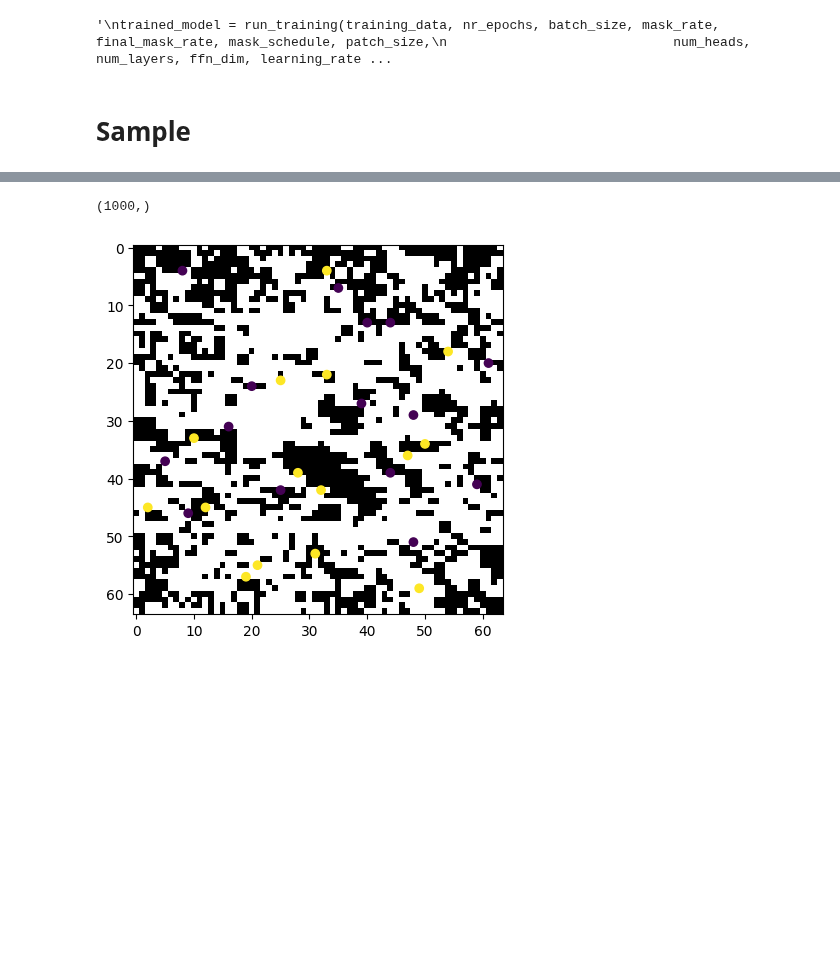
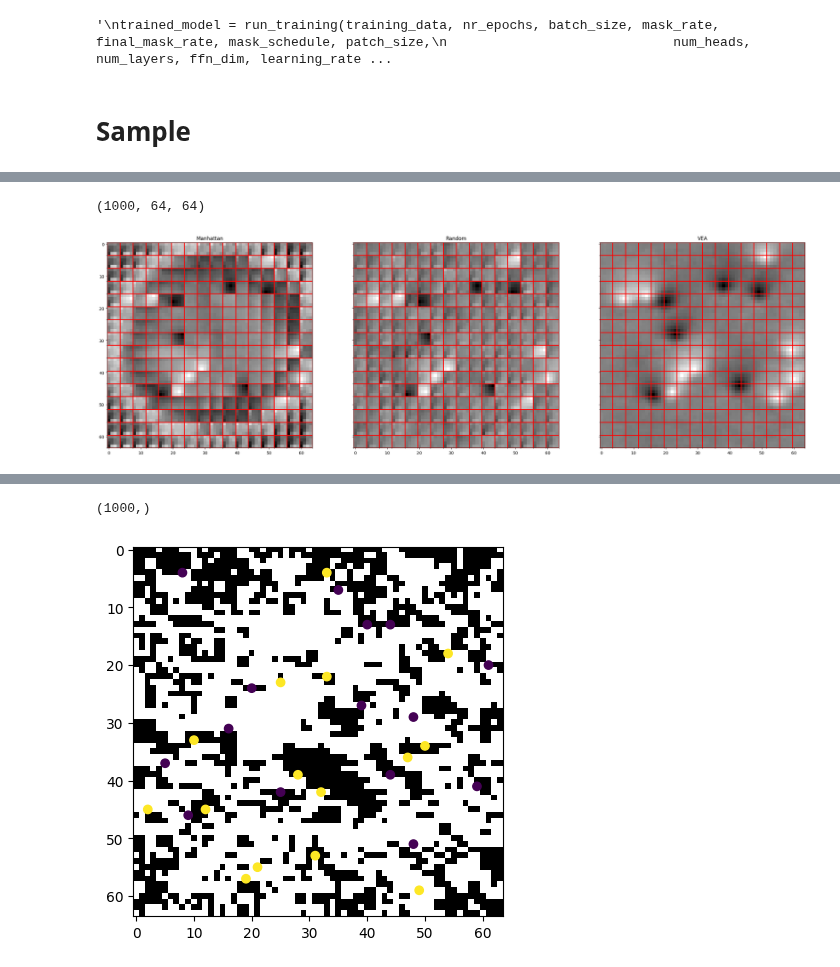
Before and after one commit to OscarOvanger/GeoDecepticon, a Jupyter notebook: ViT_notebook.ipynb, the cells around one changed output, grey strips where cells are left out. Cells and saved outputs as stored; diff of their text form; code cells hidden in the pictures; blank space fills up the shorter version.

```diff
--- a/ViT_notebook.ipynb
+++ b/ViT_notebook.ipynb
@@ -109,7 +123,7 @@ batch_size = 100
 mask_rate = 0.05  # Try also mask_rate = 1.0 to check if the network can memorize given only positional cues.
 final_mask_rate = 0.95
 mask_schedule = "exp"
-patch_size = 2
+patch_size = 4
 num_heads = 2
 num_layers = 2
 ffn_dim = 256
@@ -152,0 +650,18 @@ plt.show()
+# %%
+# Try training for, say, 500 epochs; you can also try mask_rate=1.0 for a stricter overfit test.
+nr_epochs = 1000
+batch_size = 100
+mask_rate = 0.05  # Try also mask_rate = 1.0 to check if the network can memorize given only positional cues.
+final_mask_rate = 0.95
+mask_schedule = "linear"
+patch_size = 4
+num_heads = 2
+num_layers = 2
+ffn_dim = 256
+emb_dim = 64
+learning_rate = 1e-3
+vocab_cap = 100000
+use_pos_emb = False
+rel_bias_init = torch.tensor(patch_cov,dtype=torch.float32)
+trained_model = run_training(training_data, nr_epochs, batch_size, mask_rate, final_mask_rate, mask_schedule, patch_size,
+                             num_heads, num_layers, ffn_dim, learning_rate, emb_dim, vocab_cap,use_pos_emb=use_pos_emb,rel_bias=rel_bias_init)
@@ -169,0 +737,4 @@ np.save("ll_manhattan.npy",ll_np)
+# %%
+cond_images_np.shape
+# %% [output]
+(1000, 64, 64)
@@ -169,0 +744,35 @@ np.save("ll_manhattan.npy",ll_np)
+# %%
+# Compute the marginal probabilities for each cell in the 1000 realizations
+manhattan_marginal_probabilities = np.zeros((64,64))
+random_marginal_probabilities = np.zeros((64,64))
+VEA_marginal_probabilities = np.zeros((64,64))
+for i in range(64):
+    for j in range(64):
+        manhattan_marginal_probabilities[i,j] = np.mean(cond_images_np[:,i,j])
+        random_marginal_probabilities[i,j] = np.mean(cond_images_np_r[:,i,j])
+        VEA_marginal_probabilities[i,j] = np.mean(cond_data[:,i,j])
+
+# Plot the marginal probabilities
+fig, axs = plt.subplots(1,3, figsize=(30,10))
+
+axs[0].imshow(manhattan_marginal_probabilities, cmap='gray')
+# Add gridlines every 4 pixels, there should be 17 lines in each direction
+axs[0].set_xticks(np.arange(-.5, 64, 4), minor=True)
+axs[0].set_yticks(np.arange(-.5, 64, 4), minor=True)
+axs[0].grid(which='minor', color='r', linestyle='-', linewidth=2)
+axs[0].set_title('Manhattan')
+axs[1].imshow(random_marginal_probabilities, cmap='gray')
+axs[1].set_xticks(np.arange(-.5, 64, 4), minor=True)
+axs[1].set_yticks(np.arange(-.5, 64, 4), minor=True)
+axs[1].grid(which='minor', color='r', linestyle='-', linewidth=2)
+axs[1].set_title('Random')
+axs[2].imshow(VEA_marginal_probabilities, cmap='gray')
+axs[2].set_xticks(np.arange(-.5, 64, 4), minor=True)
+axs[2].set_yticks(np.arange(-.5, 64, 4), minor=True)
+axs[2].grid(which='minor', color='r', linestyle='-', linewidth=2)
+axs[2].set_title('VEA')
+for ax in axs.flat:
+    ax.label_outer()
+plt.show()
+# %% [output]
+[figure, added]
```
Also changed, not shown: parts of 25 cells of this notebook.
